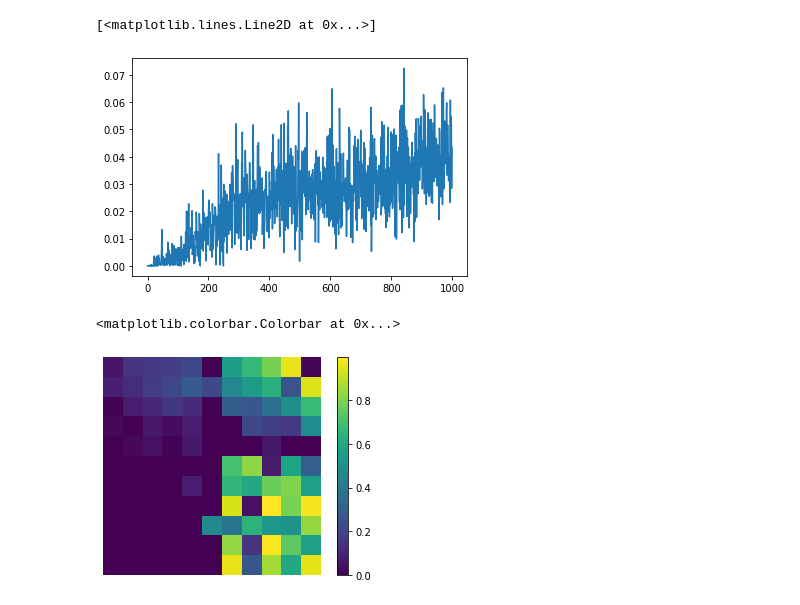
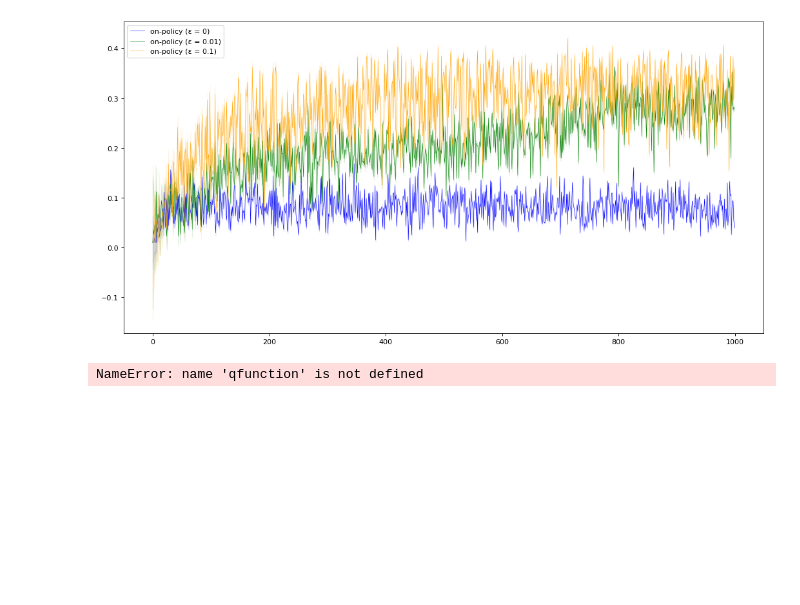
Before and after one commit to garrett-partenza-us/reinforcement-learning, a Jupyter notebook: ex4/question4.ipynb, the cells around one changed output. Saved outputs shown, nothing was run; the diff lists cells and outputs as text; code cells hidden in the pictures; blank space fills up the shorter version.

```diff
--- a/ex4/question4.ipynb
+++ b/ex4/question4.ipynb
@@ -117,7 +117,7 @@ def initialize():
     return policy, qfunction, returns
 # %%
 # Function to generate an episode following policy
-def play():
+def play(policy, qfunction, returns, gamma):
     environment.reset()
     moves = 0
     episode = []
@@ -132,11 +132,7 @@ def play():
     return (episode, 1*gamma**len(episode))
 # %%
 # Hyperparameters
-environment = Environment(rows=ROWS, cols=COLS, walls=WALLS)
-epsilon = 0.1
 action_space = ["UP", "DOWN", "LEFT", "RIGHT"]
-epochs = 1000
-gamma = 0.9
 ROWS = 11
 COLS = 11
 WALLS = [
@@ -158,4 +154,5 @@ WALLS = [
     (9, 5),
     (10, 5),
 ]
+environment = Environment(rows=ROWS, cols=COLS, walls=WALLS)
 # %%
@@ -187,16 +184,33 @@ data = np.array(data)
-# %%
-plt.plot(np.mean(data, axis=0))
-# %% [output]
-[<matplotlib.lines.Line2D at 0x...>]
-[figure, removed]
+# %%
+# Plotting code
+plt.figure(figsize=(16, 8), dpi=80)
+
+data = run_trials(10, 1000, 0, 0.99)
+rew_err = 1.96 * (np.std(np.mean(data, axis=0), axis=0) / np.sqrt(range(1,1001)))
+plt.plot(np.mean(data, axis=0), color='blue', linewidth=0.5, label="on-policy (ε = 0)")
+plt.fill_between(range(1000), np.mean(data, axis=0) - rew_err, np.mean(data, axis=0) + rew_err, alpha=0.1, color='blue')
+
+data = run_trials(10, 1000, 0.01, 0.99)
+rew_err = 1.96 * (np.std(np.mean(data, axis=0), axis=0) / np.sqrt(range(1,1001)))
+plt.plot(np.mean(data, axis=0), color='green', linewidth=0.5, label="on-policy (ε = 0.01)")
+plt.fill_between(range(1000), np.mean(data, axis=0) - rew_err, np.mean(data, axis=0) + rew_err, alpha=0.1, color='green')
+
+data = run_trials(10, 1000, 0.1, 0.99)
+rew_err = 1.96 * (np.std(np.mean(data, axis=0), axis=0) / np.sqrt(range(1,1001)))
+plt.plot(np.mean(data, axis=0), color='orange', linewidth=0.5, label="on-policy (ε = 0.1)")
+plt.fill_between(range(1000), np.mean(data, axis=0) - rew_err, np.mean(data, axis=0) + rew_err, alpha=0.1, color='orange')
+
+plt.legend()
+plt.show()
+# %% [output]
+[figure, added]
 # %%
+# Plot qfunction of policy
 prime = dict(item for item in qfunction.items() if policy[item[0][0]] == item[0][1])
 for wall in WALLS:
     prime[wall, policy[wall]] = 0
+plt.imshow(np.array(list(prime.values())).reshape(ROWS, COLS))
+plt.axis('off')
+plt.colorbar()
+# %% [output]
+NameError: name 'qfunction' is not defined
-# %%
-plt.imshow(np.array(list(prime.values())).reshape(ROWS, COLS))
-plt.axis('off')
-plt.colorbar()
-# %% [output]
-<matplotlib.colorbar.Colorbar at 0x...>
-[figure, removed]
```
Also changed, not shown: parts of 2 cells of this notebook, 3 other files.
